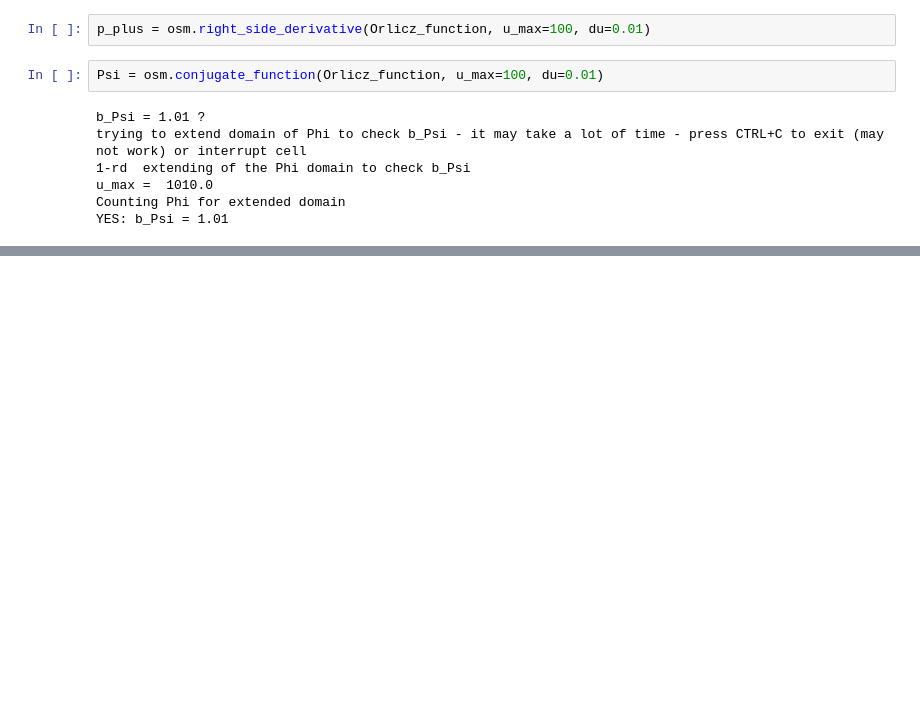
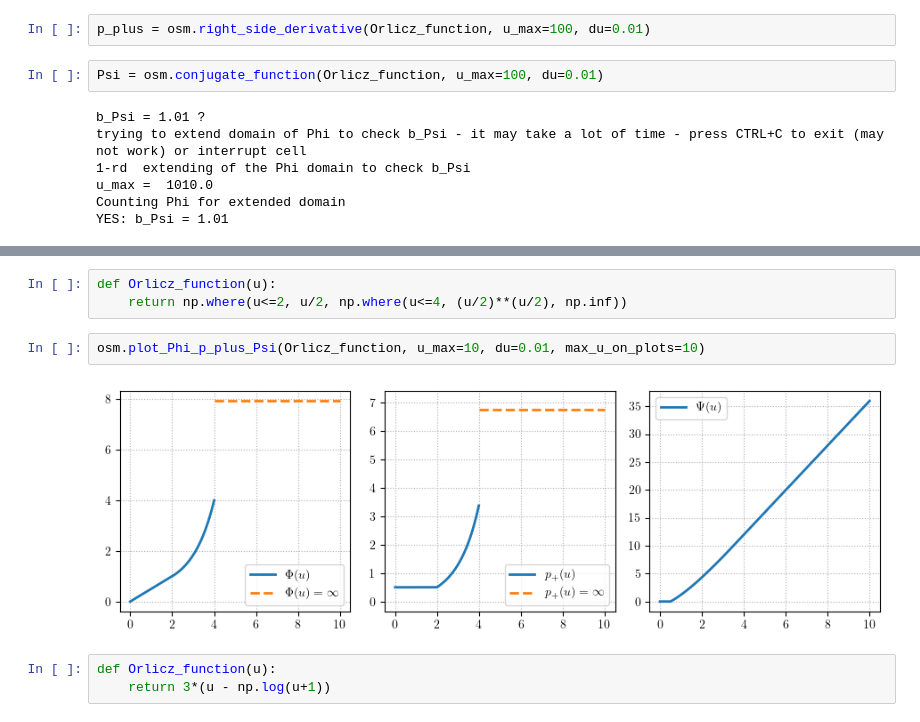
Before and after one commit to DyonOylloug/numerical_function_spaces, a Jupyter notebook: docs/conjugate_plots_Phi_p_Psi.ipynb, the cells around one changed output, grey strips where cells are left out. Saved outputs shown, nothing was run; the diff lists cells and outputs as text; blank space fills up the shorter version.

```diff
--- a/docs/conjugate_plots_Phi_p_Psi.ipynb
+++ b/docs/conjugate_plots_Phi_p_Psi.ipynb
@@ -28,0 +60,10 @@ YES: b_Psi = 1.01
+# %%
+def Orlicz_function(u):
+    return np.where(u<=2, u/2, np.where(u<=4, (u/2)**(u/2), np.inf))
+# %%
+osm.plot_Phi_p_plus_Psi(Orlicz_function, u_max=10, du=0.01, max_u_on_plots=10)
+# %% [output]
+[figure, added]
+# %%
+def Orlicz_function(u):
+    return 3*(u - np.log(u+1))
```
Also changed, not shown: parts of 10 cells of this notebook, 1 other file.
